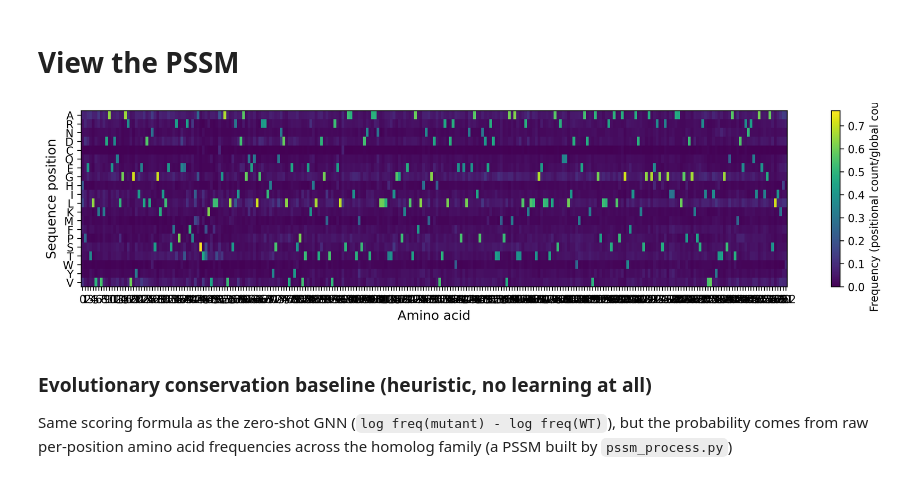
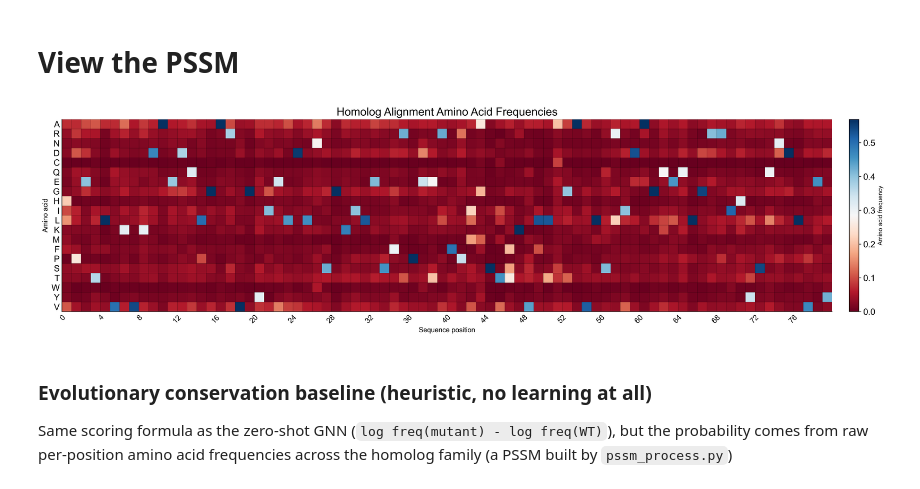
Before and after one commit to Arthurzhou09/aps360_project, a Jupyter notebook: experiments/zero_shot.ipynb, the cells around one changed output. Cells and saved outputs as stored; diff of their text form; code cells hidden in the pictures.

```diff
--- a/experiments/zero_shot.ipynb
+++ b/experiments/zero_shot.ipynb
@@ -82,41 +86,109 @@ pd.DataFrame(subset_metrics).T
 # %% [markdown]
 # View the PSSM
 # %%
-df = pd.read_csv(r'C:\Users\Arthur Zhou\GitHub\aps360_project\src\data\processed\homologs\pssm.csv')
+import pandas as pd
+import numpy as np
+import matplotlib.pyplot as plt
 
+df = pd.read_csv(
+    r'C:\Users\Arthur Zhou\GitHub\aps360_project\src\data\processed\homologs\pssm.csv'
+)
+end = 80
 aa_order = [
     "A","R","N","D","C","Q","E","G",
     "H","I","L","K","M","F","P","S",
     "T","W","Y","V"
 ]
 
-pssm = df[aa_order].values
-fig, ax = plt.subplots(figsize=(12, 3), dpi=300)
+pssm = df[aa_order].values[:end,:]
 
+plt.rcParams.update({
+    "font.family": "Arial",
+    "font.size": 10,
+    "axes.linewidth": 0.8
+})
+
+n_pos = pssm.shape[0]
+n_aa = len(aa_order)
+
+cell_size = 0.25  # inches per cell
+
+fig, ax = plt.subplots(
+    figsize=(n_pos * cell_size, n_aa * cell_size),
+    dpi=300
+)
 im = ax.imshow(
     pssm.T,
-    aspect="auto",
+    aspect="equal",
     interpolation="nearest",
+    cmap="RdBu",
     vmin=0,
-    vmax=np.max(pssm),
+    vmax=np.percentile(pssm, 99)  # prevents a few high values dominating
 )
 
-ax.set_xlabel("Amino acid", fontsize=12)
-ax.set_ylabel("Sequence position", fontsize=12)
+ax.set_xlabel("Sequence position", fontsize=11)
+ax.set_ylabel("Amino acid", fontsize=11)
 
+# Amino acid labels
 ax.set_yticks(np.arange(len(aa_order)))
-ax.set_yticklabels(aa_order)
+ax.set_yticklabels(aa_order, fontsize=14)
 
-ax.set_xticks(np.arange(len(df)))
-ax.set_xticklabels(df["wt_position"])
+# Position labels
+n_positions = end #len(df)
 
-cbar = fig.colorbar(im, ax=ax)
-cbar.set_label("Frequency (positional count/global count)")
+# show every 10 residues
+ticks = np.arange(0, n_positions, max(1, n_positions//20))
+
+ax.set_xticks(ticks)
+ax.set_xticklabels(
+    df["wt_position"][:end].iloc[ticks],
+    rotation=45,
+    ha="right",
+    fontsize=12
+)
+ax.tick_params(length=0)
+
+# Colorbar
+cbar = fig.colorbar(
+    im,
+    ax=ax,
+    fraction=0.025,
+    pad=0.02
+)
+
+cbar.set_label(
+    "Amino acid frequency",
+    fontsize=10
+)
+
+cbar.ax.tick_params(labelsize=14)
+ax.spines["top"].set_visible(False)
+ax.spines["right"].set_visible(False)
+
+# Add grid lines between cells
+ax.set_xticks(np.arange(-0.5, pssm.shape[0], 1), minor=True)
+ax.set_yticks(np.arange(-0.5, len(aa_order), 1), minor=True)
+
+ax.grid(
+    which="minor",
+    color="black",
+    linestyle="-",
+    linewidth=0.25,
+    alpha=0.7
+)
+
+# Hide minor tick marks
+ax.tick_params(
+    which="minor",
+    bottom=False,
+    left=False
+)
 
 plt.tight_layout()
+plt.title('Homolog Alignment Amino Acid Frequencies', fontsize=18)
 plt.show()
 # %% [output]
-[figure, old version]
+[figure, new version]
 # %% [markdown]
 ### Evolutionary conservation baseline (heuristic, no learning at all)
 
```
Also changed, not shown: parts of 2 cells of this notebook, 28 other files.
